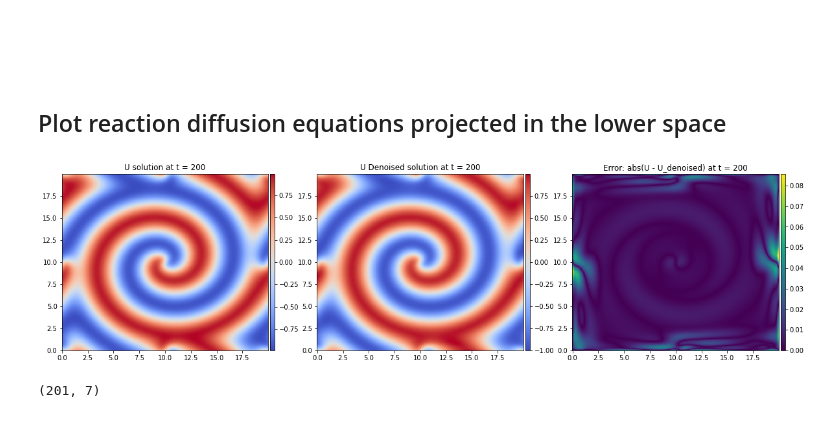
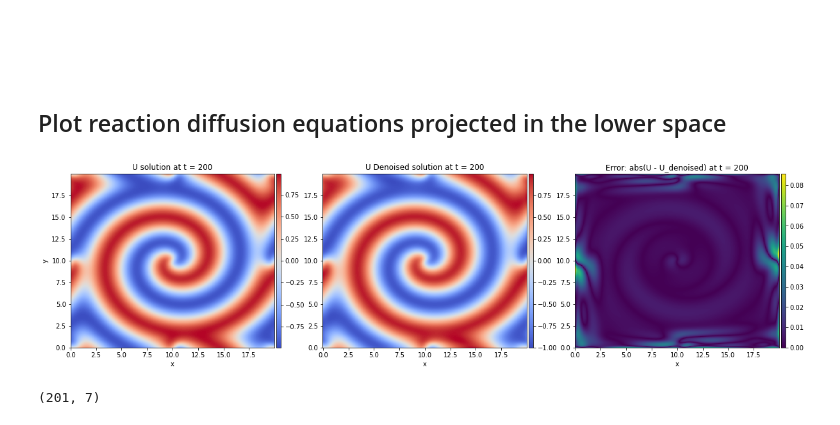
Before and after one commit to LeonardoIacussiPoli/Modeling-from-Measurements, a Jupyter notebook: FINAL_FOLDER/Reaction_diffusion/reaction_diffusion.ipynb, the cells around one changed output. Saved outputs shown, nothing was run; the diff lists cells and outputs as text; code cells hidden in the pictures.

```diff
--- a/FINAL_FOLDER/Reaction_diffusion/reaction_diffusion.ipynb
+++ b/FINAL_FOLDER/Reaction_diffusion/reaction_diffusion.ipynb
@@ -131,34 +132,37 @@ V_denoised = np.reshape(U_V_denoised[n*n:,:],(n,n,steps))
 # %%
 time = 200
 
 fig, ax = plt.subplots(1,3, figsize=(20,5))
 
 ax[0].set_title('U solution at t = %d'%time)
 im0 = ax[0].pcolormesh(xx, yy, U[:,:,time], cmap='coolwarm', rasterized=True)
-
+ax[0].set_xlabel('x')
+ax[0].set_ylabel('y')
 divider = make_axes_locatable(ax[0])
 cax = divider.append_axes('right', size='2%', pad=0.05)
 fig.colorbar(im0, cax=cax, orientation='vertical')
 
 ax[1].set_title('U Denoised solution at t = %d'%time)
 im1 = ax[1].pcolormesh(xx, yy, U_denoised[:,:,time], cmap='coolwarm', rasterized=True)
+ax[1].set_xlabel('x')
 
 divider = make_axes_locatable(ax[1])
 cax = divider.append_axes('right', size='2%', pad=0.05)
 fig.colorbar(im1, cax=cax, orientation='vertical')
 
 ax[2].set_title('Error: abs(U - U_denoised) at t = %d'%time)
+ax[2].set_xlabel('x')
 im2 = ax[2].pcolormesh(xx, yy, abs(U[:,:,time]-U_denoised[:,:,time]), cmap='viridis', rasterized=True)
 
 divider = make_axes_locatable(ax[2])
 cax = divider.append_axes('right', size='2%', pad=0.05)
 fig.colorbar(im2, cax=cax, orientation='vertical')
 
 
 
 plt.show()
 # %% [output]
-[figure, old version]
+[figure, new version]
 # %%
 vh_denoised = (vh[range(r),:]).T
 print(vh_denoised.shape)
```
Also changed, not shown: parts of 2 cells of this notebook, 3 other files.
